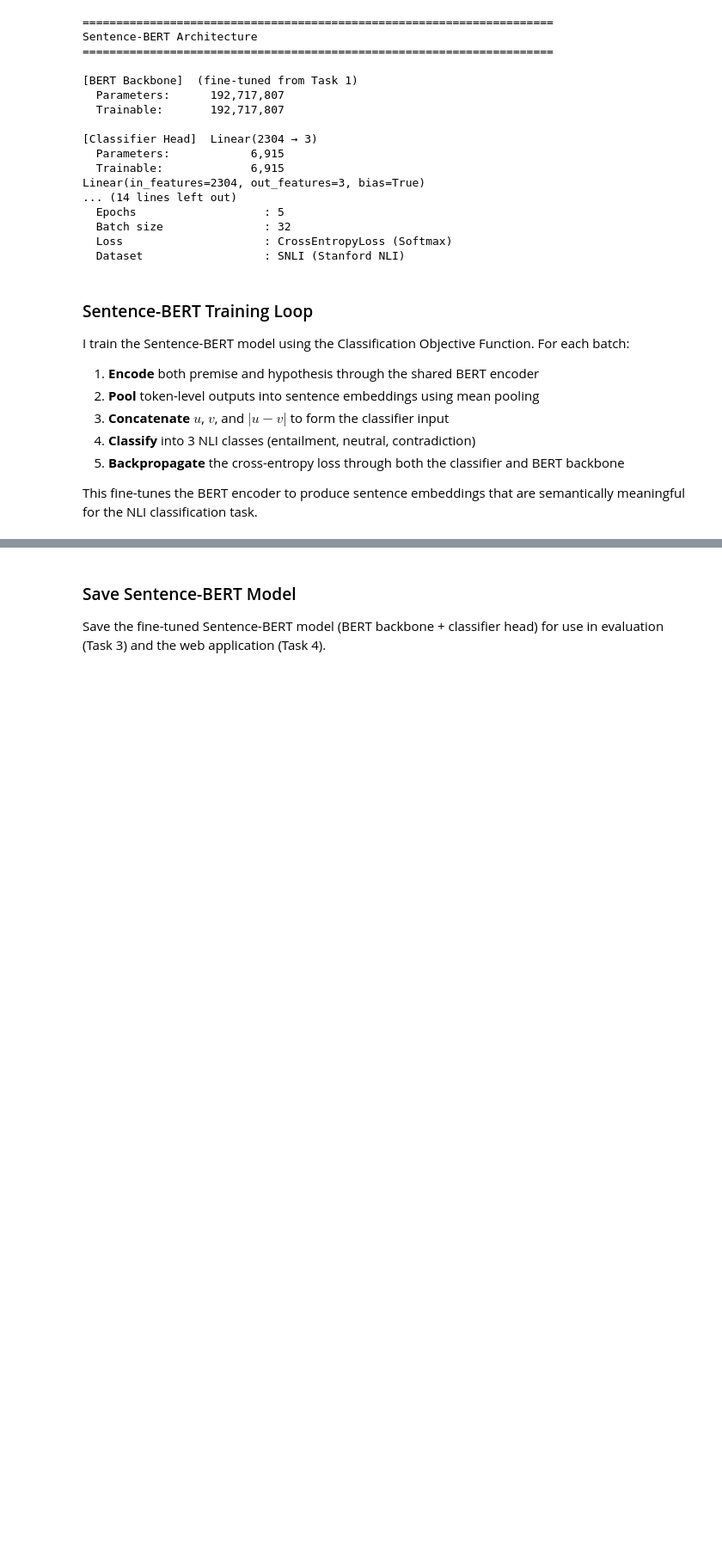
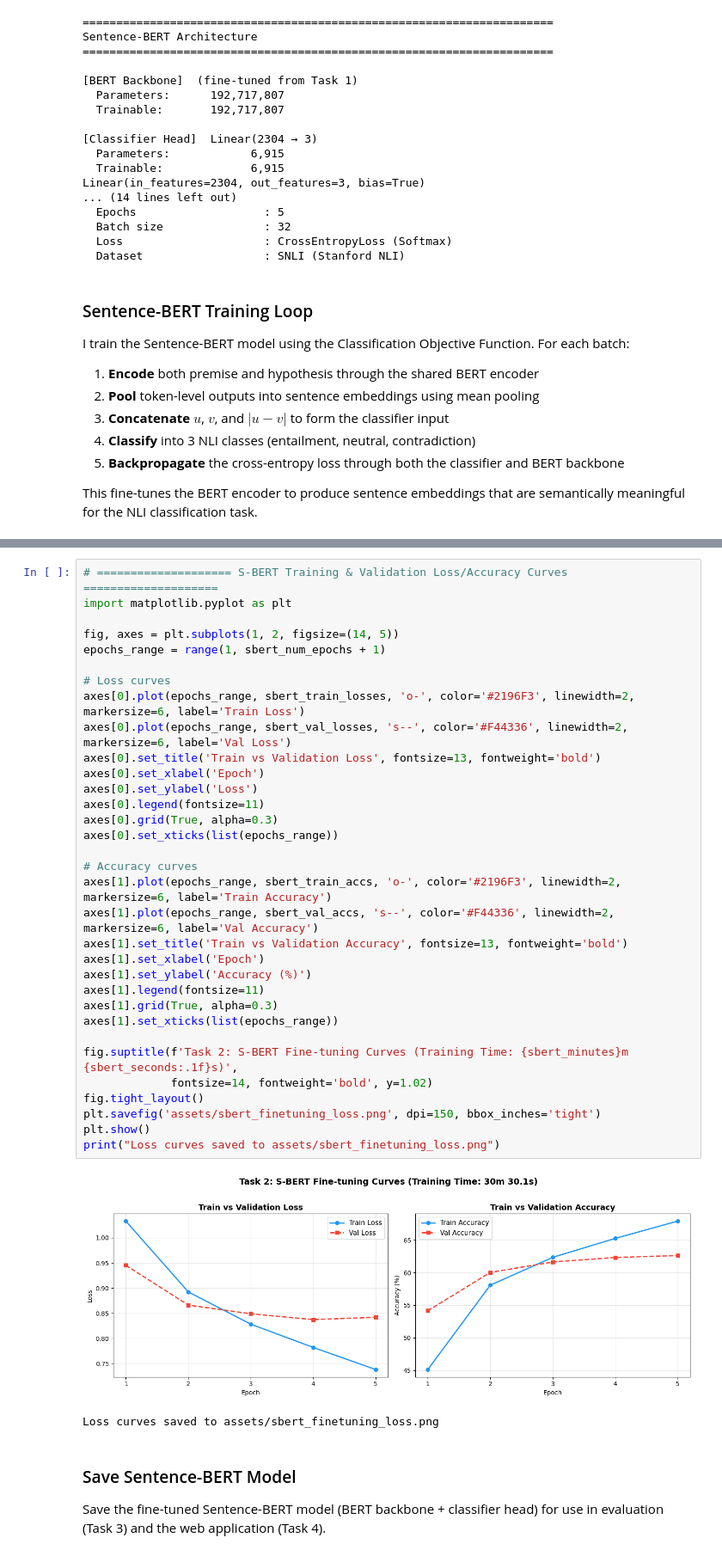
Before and after one commit to dniamsaard4codework/A4-Do-You-AGREE, a Jupyter notebook: st126235_assignment_4.ipynb, the cells around one changed output, grey strips where cells are left out. Shown at 86% size. Cells and saved outputs as stored; diff of their text form; blank space fills up the shorter version.

```diff
--- a/st126235_assignment_4.ipynb
+++ b/st126235_assignment_4.ipynb
@@ -1454,3 +1578,39 @@ Epoch 5/5 | Avg Loss: 0.7336 | Train Accuracy: 68.20%
+# %%
+# ==================== S-BERT Training & Validation Loss/Accuracy Curves ====================
+import matplotlib.pyplot as plt
+
+fig, axes = plt.subplots(1, 2, figsize=(14, 5))
+epochs_range = range(1, sbert_num_epochs + 1)
+
+# Loss curves
+axes[0].plot(epochs_range, sbert_train_losses, 'o-', color='#2196F3', linewidth=2, markersize=6, label='Train Loss')
+axes[0].plot(epochs_range, sbert_val_losses, 's--', color='#F44336', linewidth=2, markersize=6, label='Val Loss')
+axes[0].set_title('Train vs Validation Loss', fontsize=13, fontweight='bold')
+axes[0].set_xlabel('Epoch')
+axes[0].set_ylabel('Loss')
+axes[0].legend(fontsize=11)
+axes[0].grid(True, alpha=0.3)
+axes[0].set_xticks(list(epochs_range))
+
+# Accuracy curves
+axes[1].plot(epochs_range, sbert_train_accs, 'o-', color='#2196F3', linewidth=2, markersize=6, label='Train Accuracy')
+axes[1].plot(epochs_range, sbert_val_accs, 's--', color='#F44336', linewidth=2, markersize=6, label='Val Accuracy')
+axes[1].set_title('Train vs Validation Accuracy', fontsize=13, fontweight='bold')
+axes[1].set_xlabel('Epoch')
+axes[1].set_ylabel('Accuracy (%)')
+axes[1].legend(fontsize=11)
+axes[1].grid(True, alpha=0.3)
+axes[1].set_xticks(list(epochs_range))
+
+fig.suptitle(f'Task 2: S-BERT Fine-tuning Curves (Training Time: {sbert_minutes}m {sbert_seconds:.1f}s)',
+             fontsize=14, fontweight='bold', y=1.02)
+fig.tight_layout()
+plt.savefig('assets/sbert_finetuning_loss.png', dpi=150, bbox_inches='tight')
+plt.show()
+print("Loss curves saved to assets/sbert_finetuning_loss.png")
+# %% [output]
+[figure, added]
+Loss curves saved to assets/sbert_finetuning_loss.png
 # %% [markdown]
 ### Save Sentence-BERT Model
 
```
Also changed, not shown: parts of 16 cells of this notebook, 7 other files.
